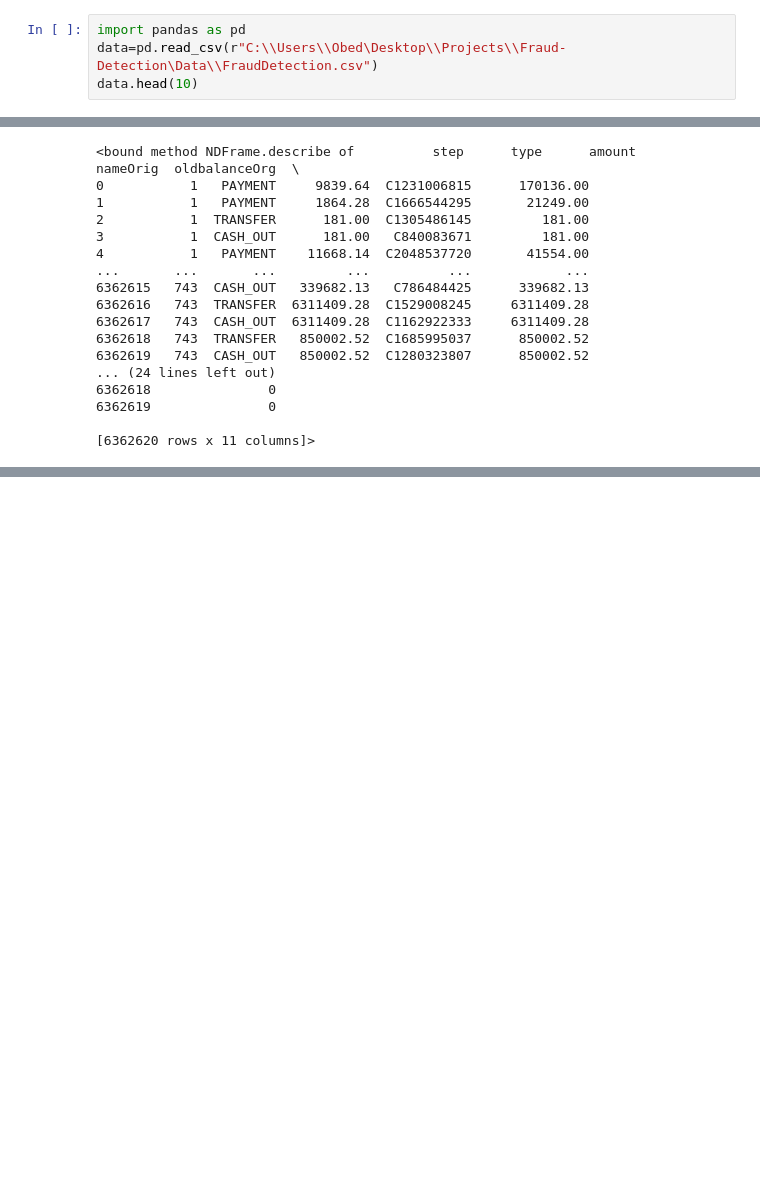
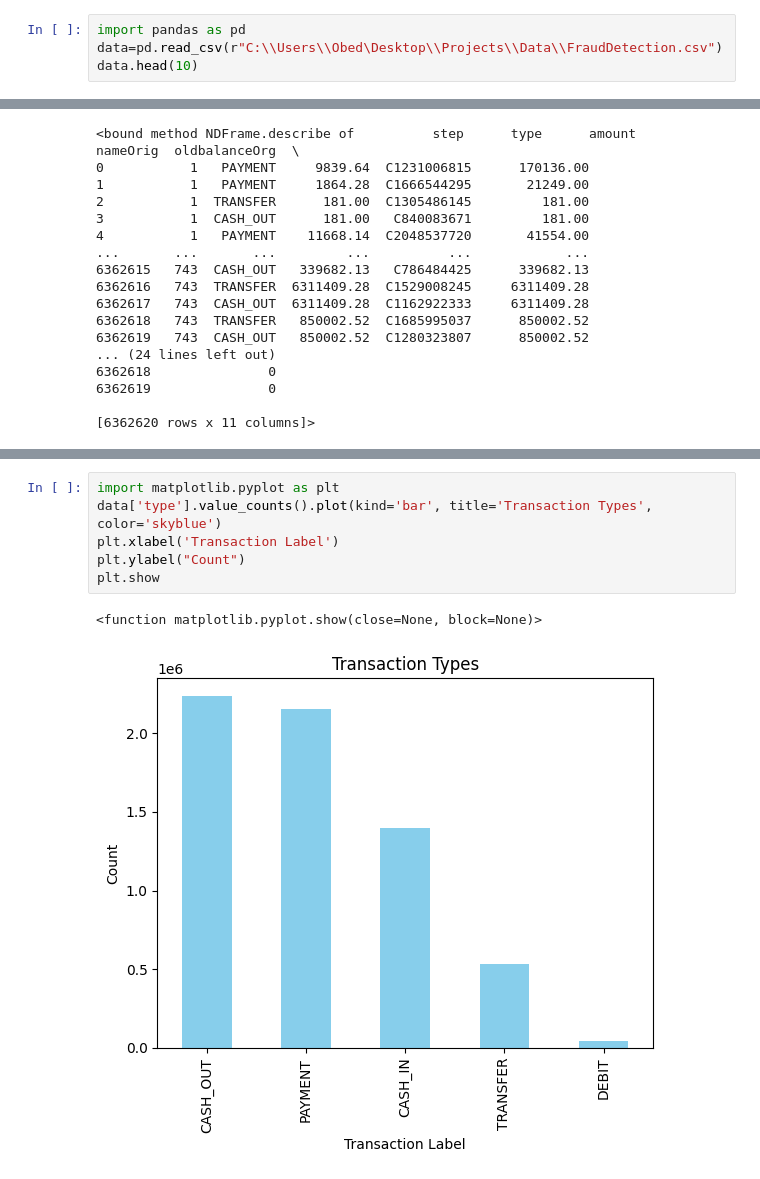
Before and after one commit to Obed-Makori/Fraud-Detection, a Jupyter notebook: analysis_model.ipynb, the cells around one changed output, grey strips where cells are left out. Saved outputs shown, nothing was run; the diff lists cells and outputs as text; blank space fills up the shorter version.

```diff
--- a/analysis_model.ipynb
+++ b/analysis_model.ipynb
@@ -6,7 +24,7 @@ Objective: To Detect Fraud on the go with a comprehensive dataset (6.3+ Mil Rows
 ### EDA
 # %%
 import pandas as pd
-data=pd.read_csv(r"C:\\Users\\Obed\Desktop\\Projects\\Fraud-Detection\Data\\FraudDetection.csv")
+data=pd.read_csv(r"C:\\Users\\Obed\Desktop\\Projects\\Data\\FraudDetection.csv")
 data.head(10)
 # %% [output]
 |  | step | type | amount | nameOrig | oldbalanceOrg | newbalanceOrig | nameDest | oldbalanceDest | ... |
@@ -69,0 +155,9 @@ data.describe
+# %%
+import matplotlib.pyplot as plt
+data['type'].value_counts().plot(kind='bar', title='Transaction Types', color='skyblue')
+plt.xlabel('Transaction Label')
+plt.ylabel("Count")
+plt.show
+# %% [output]
+<function matplotlib.pyplot.show(close=None, block=None)>
+[figure, added]
```
Also changed, not shown: parts of 7 cells of this notebook, 1 other file.
